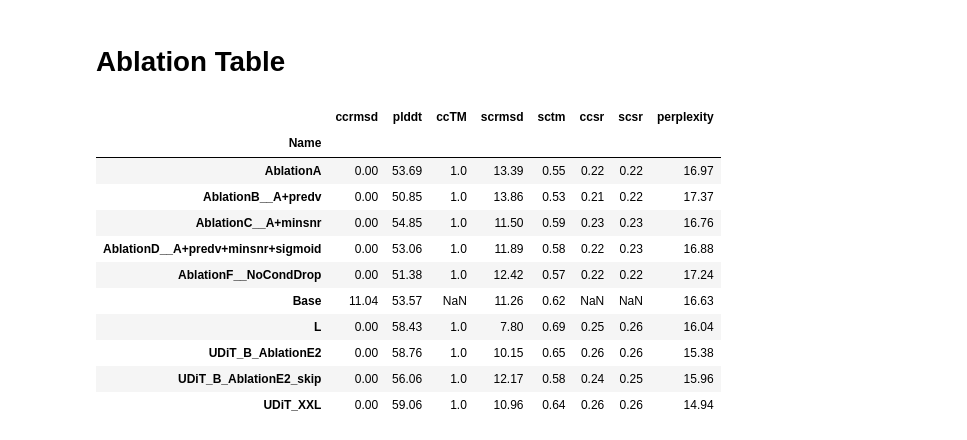
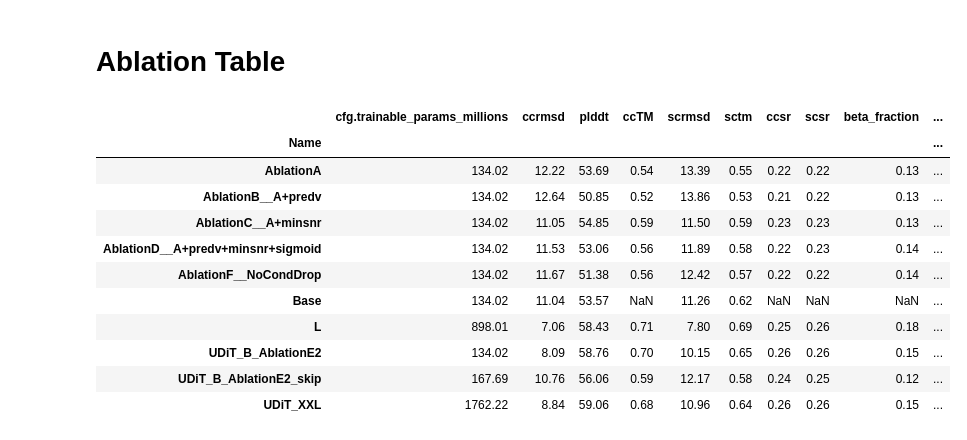
Before and after one commit to amyxlu/plaid-dev-distributed, a Jupyter notebook: notebooks/FIGURE_scaling.ipynb, the cells around one changed output. Saved outputs shown, nothing was run; the diff lists cells and outputs as text; code cells hidden in the pictures.

```diff
--- a/notebooks/FIGURE_scaling.ipynb
+++ b/notebooks/FIGURE_scaling.ipynb
@@ -138,19 +138,19 @@ scaling
 # %% [markdown]
 # Ablation Table
 # %%
-tmp = big_df.filter(["Name","ccrmsd", "plddt", "ccTM", "scrmsd", "sctm", "ccsr", "scsr", "perplexity"], axis=1)
+tmp = big_df.filter(["Name", "cfg.trainable_params_millions", "ccrmsd", "plddt", "ccTM", "scrmsd", "sctm", "ccsr", "scsr", "alpha_fraciton", "beta_fraction", "perplexity"], axis=1)
 tmp.groupby("Name").mean().round(2)
 #big_df.groupby("Name")['ccrmsd'].mean()
 # %% [output]
-|  | ccrmsd | plddt | ccTM | scrmsd | sctm | ccsr | scsr | perplexity |
-| Name |  |  |  |  |  |  |  |  |
-| AblationA | 0.00 | 53.69 | 1.0 | 13.39 | 0.55 | 0.22 | 0.22 | 16.97 |
-| AblationB__A+predv | 0.00 | 50.85 | 1.0 | 13.86 | 0.53 | 0.21 | 0.22 | 17.37 |
-| AblationC__A+minsnr | 0.00 | 54.85 | 1.0 | 11.50 | 0.59 | 0.23 | 0.23 | 16.76 |
-| AblationD__A+predv+minsnr+sigmoid | 0.00 | 53.06 | 1.0 | 11.89 | 0.58 | 0.22 | 0.23 | 16.88 |
-| AblationF__NoCondDrop | 0.00 | 51.38 | 1.0 | 12.42 | 0.57 | 0.22 | 0.22 | 17.24 |
-| Base | 11.04 | 53.57 | NaN | 11.26 | 0.62 | NaN | NaN | 16.63 |
-| L | 0.00 | 58.43 | 1.0 | 7.80 | 0.69 | 0.25 | 0.26 | 16.04 |
-| UDiT_B_AblationE2 | 0.00 | 58.76 | 1.0 | 10.15 | 0.65 | 0.26 | 0.26 | 15.38 |
-| UDiT_B_AblationE2_skip | 0.00 | 56.06 | 1.0 | 12.17 | 0.58 | 0.24 | 0.25 | 15.96 |
-| UDiT_XXL | 0.00 | 59.06 | 1.0 | 10.96 | 0.64 | 0.26 | 0.26 | 14.94 |
+|  | cfg.trainable_params_millions | ccrmsd | plddt | ccTM | scrmsd | sctm | ccsr | scsr | beta_fraction | ... |
+| Name |  |  |  |  |  |  |  |  |  | ... |
+| AblationA | 134.02 | 12.22 | 53.69 | 0.54 | 13.39 | 0.55 | 0.22 | 0.22 | 0.13 | ... |
+| AblationB__A+predv | 134.02 | 12.64 | 50.85 | 0.52 | 13.86 | 0.53 | 0.21 | 0.22 | 0.13 | ... |
+| AblationC__A+minsnr | 134.02 | 11.05 | 54.85 | 0.59 | 11.50 | 0.59 | 0.23 | 0.23 | 0.13 | ... |
+| AblationD__A+predv+minsnr+sigmoid | 134.02 | 11.53 | 53.06 | 0.56 | 11.89 | 0.58 | 0.22 | 0.23 | 0.14 | ... |
+| AblationF__NoCondDrop | 134.02 | 11.67 | 51.38 | 0.56 | 12.42 | 0.57 | 0.22 | 0.22 | 0.14 | ... |
+| Base | 134.02 | 11.04 | 53.57 | NaN | 11.26 | 0.62 | NaN | NaN | NaN | ... |
+| L | 898.01 | 7.06 | 58.43 | 0.71 | 7.80 | 0.69 | 0.25 | 0.26 | 0.18 | ... |
+| UDiT_B_AblationE2 | 134.02 | 8.09 | 58.76 | 0.70 | 10.15 | 0.65 | 0.26 | 0.26 | 0.15 | ... |
+| UDiT_B_AblationE2_skip | 167.69 | 10.76 | 56.06 | 0.59 | 12.17 | 0.58 | 0.24 | 0.25 | 0.12 | ... |
+| UDiT_XXL | 1762.22 | 8.84 | 59.06 | 0.68 | 10.96 | 0.64 | 0.26 | 0.26 | 0.15 | ... |
```
Also changed, not shown: parts of 2 cells of this notebook, 6 other files.
